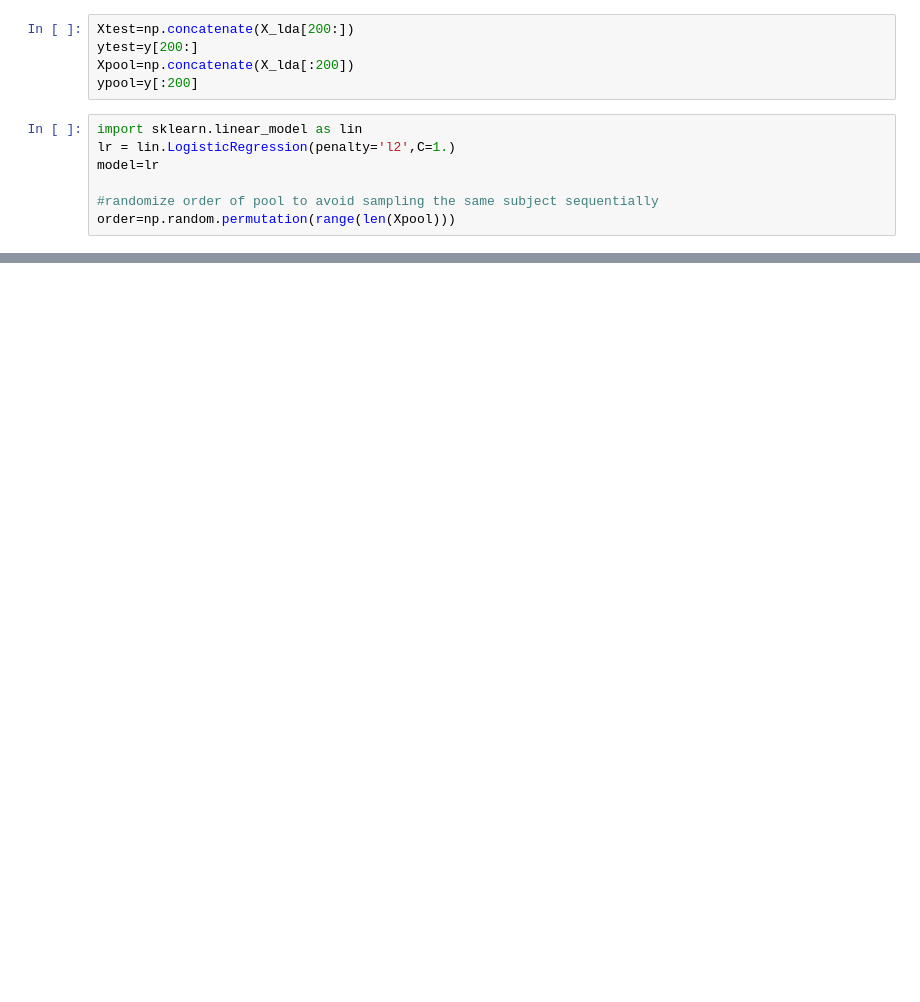
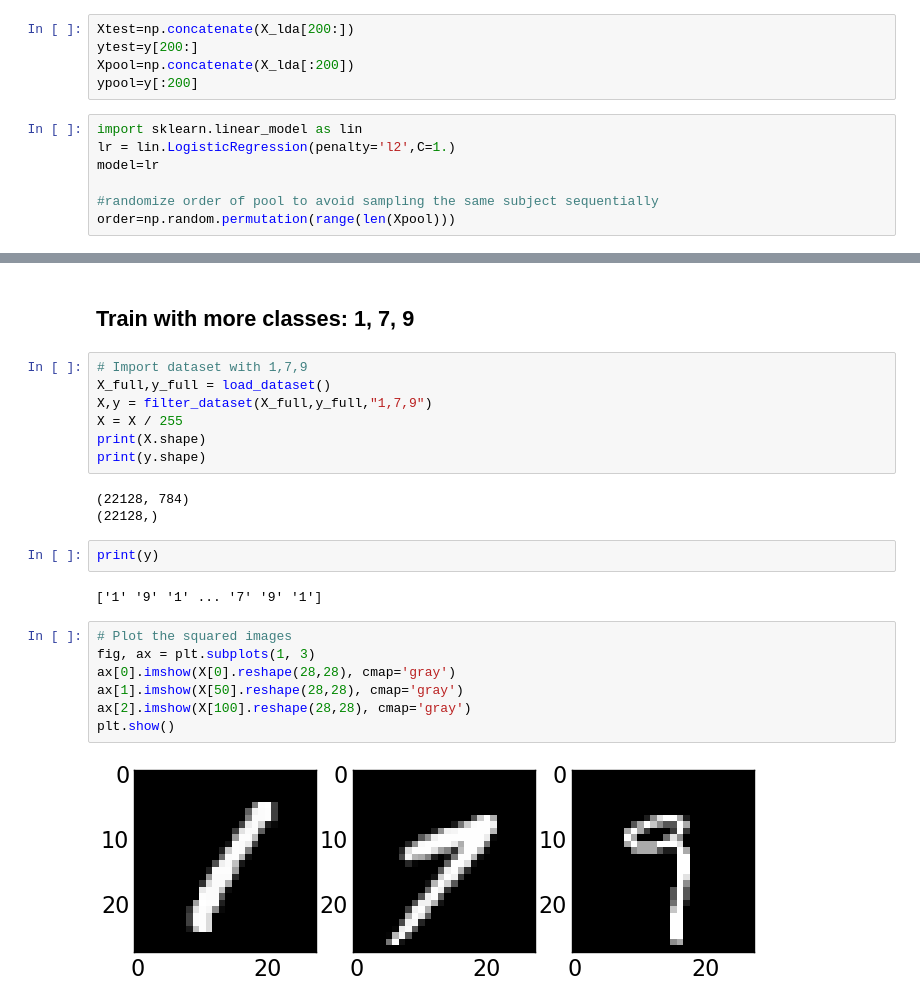
Before and after one commit to amapy-00/miniproject_2_02463, a Jupyter notebook: main.ipynb, the cells around one changed output, grey strips where cells are left out. Cells and saved outputs as stored; diff of their text form; blank space fills up the shorter version.

Commit message:
Updated with more digits trained

```diff
--- a/main.ipynb
+++ b/main.ipynb
@@ -242,0 +243,25 @@ plt.legend(('random sampling','QBC'));
+# %% [markdown]
+## Train with more classes: 1, 7, 9
+# %%
+# Import dataset with 1,7,9
+X_full,y_full = load_dataset()
+X,y = filter_dataset(X_full,y_full,"1,7,9")
+X = X / 255
+print(X.shape)
+print(y.shape)
+# %% [output]
+(22128, 784)
+(22128,)
+# %%
+print(y)
+# %% [output]
+['1' '9' '1' ... '7' '9' '1']
+# %%
+# Plot the squared images
+fig, ax = plt.subplots(1, 3)
+ax[0].imshow(X[0].reshape(28,28), cmap='gray')
+ax[1].imshow(X[50].reshape(28,28), cmap='gray')
+ax[2].imshow(X[100].reshape(28,28), cmap='gray')
+plt.show()
+# %% [output]
+[figure, added]
```
Also changed, not shown: parts of 26 cells of this notebook, 1 other file.
